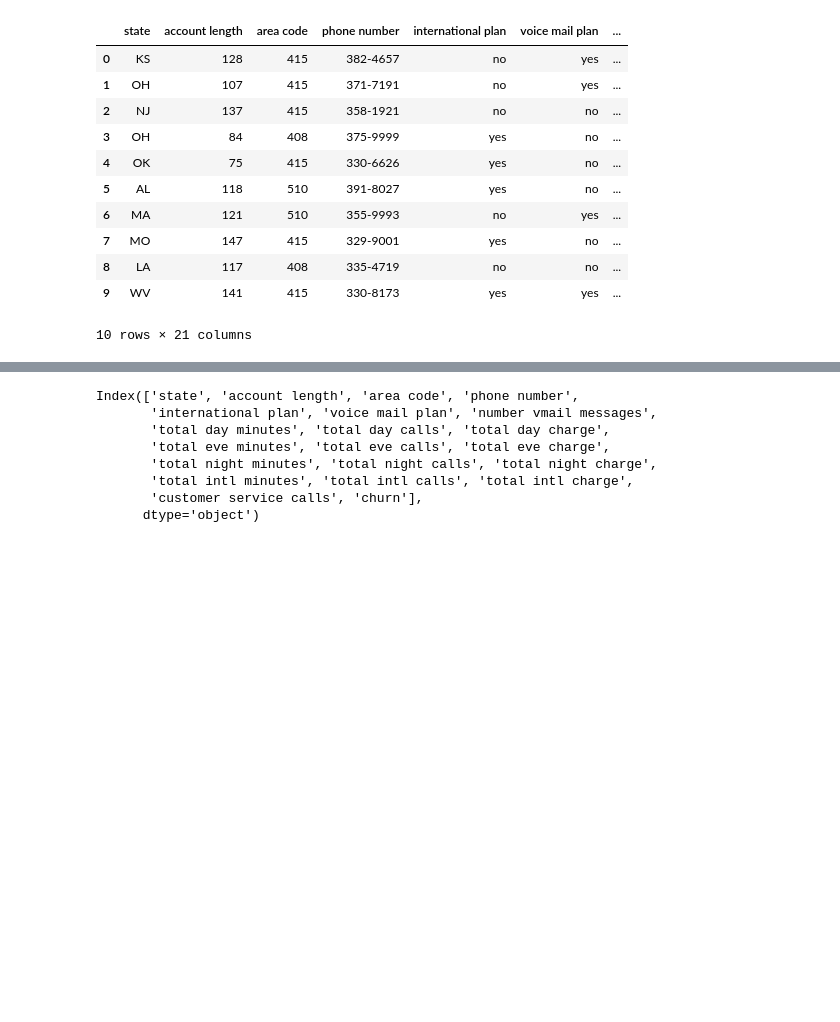
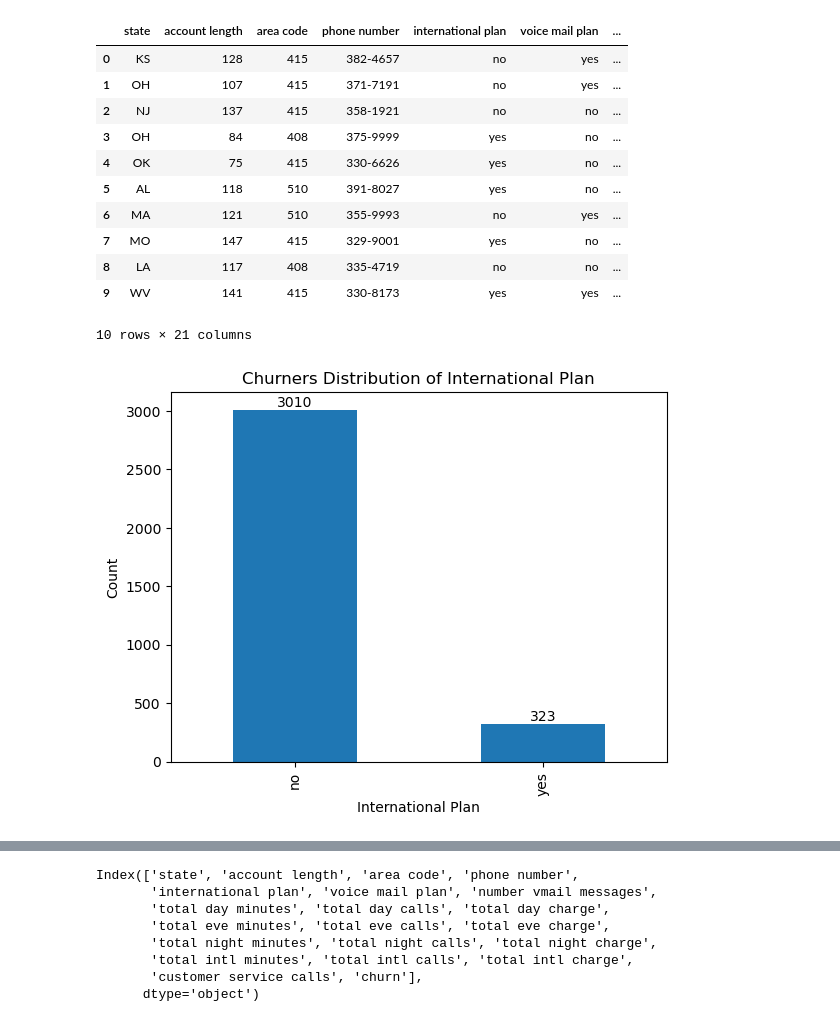
Before and after one commit to geoffreykemboi/phase3project, a Jupyter notebook: notebook/index1.ipynb, the cells around one changed output, grey strips where cells are left out. Cells and saved outputs as stored; diff of their text form; code cells hidden in the pictures; blank space fills up the shorter version.

```diff
--- a/notebook/index1.ipynb
+++ b/notebook/index1.ipynb
@@ -73,3 +67,24 @@ df.head(10)
 | 8 | LA | 117 | 408 | 335-4719 | no | no | ... |
 | 9 | WV | 141 | 415 | 330-8173 | yes | yes | ... |
 10 rows × 21 columns
+# %%
+import matplotlib.pyplot as plt
+
+ax = df['international plan'].value_counts().plot(kind='bar')
+plt.Figure(figsize=(10,8))
+plt.ylabel("Count")
+plt.xlabel("International Plan")
+plt.title("Churners Distribution of International Plan")
+
+# Add counts on top of bars
+for p in ax.patches:
+    ax.annotate(
+        str(int(p.get_height())),
+        (p.get_x() + p.get_width() / 2., p.get_height()),
+        ha='center',
+        va='bottom'
+    )
+
+plt.show()
+# %% [output]
+[figure, added]
```
Also changed, not shown: parts of 14 cells of this notebook.
